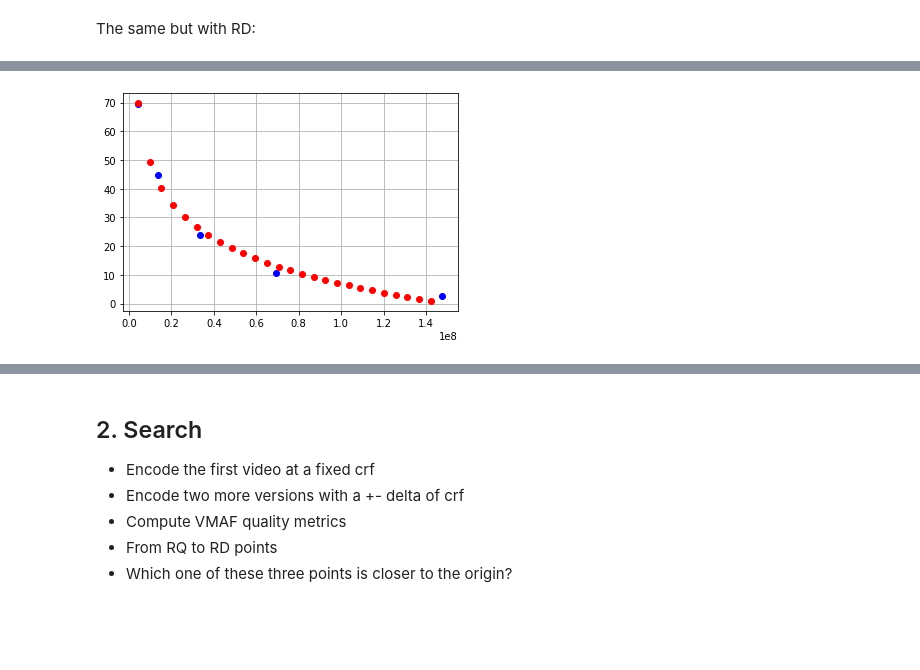
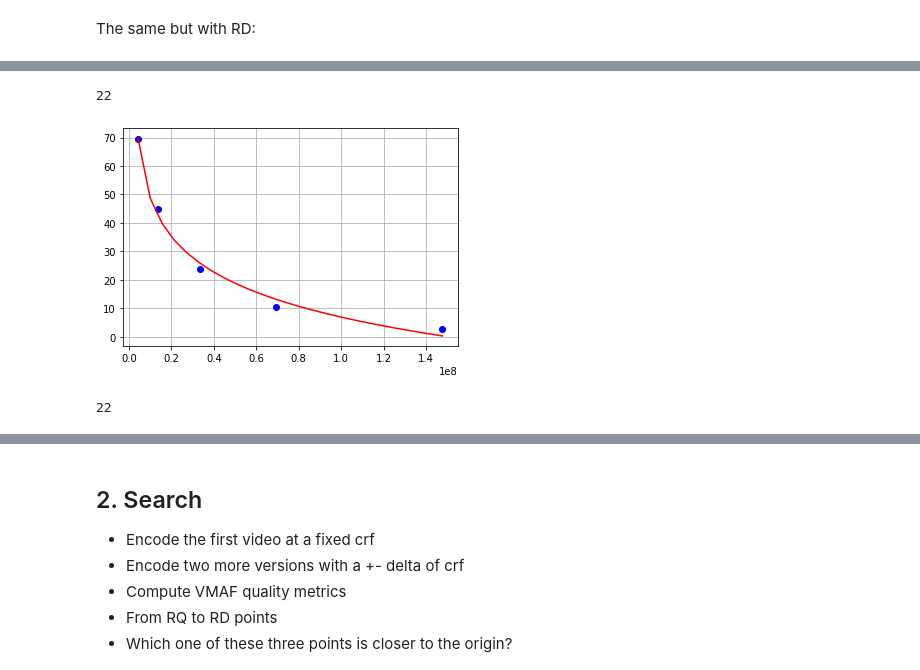
Before and after one commit to CheminDavide/Dynopt, a Jupyter notebook: MAIN.ipynb, the cells around one changed output, grey strips where cells are left out. Drawn from its saved outputs; the diff is of its cells as text; code cells hidden in the pictures; blank space fills up the shorter version.

```diff
--- a/MAIN.ipynb
+++ b/MAIN.ipynb
@@ -136,10 +83,62 @@ print(crf + 15)
+# %%
+import json
+import numpy as np
+from scipy.optimize import curve_fit
+
+def find_closest(arr, val):
+    idx = (np.abs(arr - val)).argmin()
+    return idx
+
+def log_fit(x, a, b, c):
+    return a * np.log(x + b) + c
+
+source = "forest"
+filepath = "rd_results/rd_" + source + ".json"
+rates = []
+dists = []
+
+with open(filepath, 'r') as r:
+    i_data = json.load(r)
+for item in i_data:
+    if(item["codec"] == "hevc"):
+        rates.append(item["bitrate"])
+        dists.append(100 - item["vmaf"])
+num_samples = (max(rates) - min(rates)) / 25 #to change
+
+target_rate = 12000000
+target_dist = 100 - 80
+opt_dist = True
+
+#LOG CURVE FITTING
+popt, pcov = curve_fit(log_fit, rates, dists, maxfev=1000)
+xrate = np.arange(min(rates), max(rates) + num_samples, num_samples)
+ydist = np.asarray(log_fit(xrate, *popt))
+if(opt_dist):
+    crf = find_closest(ydist, target_dist)
+else:
+    crf = find_closest(xrate, target_rate)
+print(crf + 15) #to change
+# %% [output]
+22
 # %%
 import matplotlib.pyplot as pl
 
-pl.plot(bitrates, vmafs, 'bo')
-pl.plot(xnew, interp_vmaf, 'ro')
+pl.plot(rates, dists, 'bo')
+pl.plot(xrate, ydist, 'r')
 pl.grid(True)
-
-#TODO: linear inverse testing
 # %% [output]
-[figure, old version]
+[figure, new version]
+# %%
+#NORMALIZATION
+rates = np.asarray(rates)
+dists = np.asarray(dists)
+nx = (xrate - min(xrate))/(max(xrate) - min(xrate))
+ny = (ydist - min(ydist))/(max(ydist) - min(ydist))
+#npopt, npcov = curve_fit(log_fit, nx, ny, maxfev=1000)
+#num_samples = 1 / 25 #to change
+#nxrate = np.arange(min(nx), max(nx) + num_samples, num_samples)
+#nydist = np.asarray(log_fit(nxrate, *popt))
+ncrf = np.argmin(np.sqrt(np.add(nx**2, ny**2)))
+print(ncrf + 15)
+# %% [output]
+22
```
Also changed, not shown: parts of 3 cells of this notebook, 1 other file.
